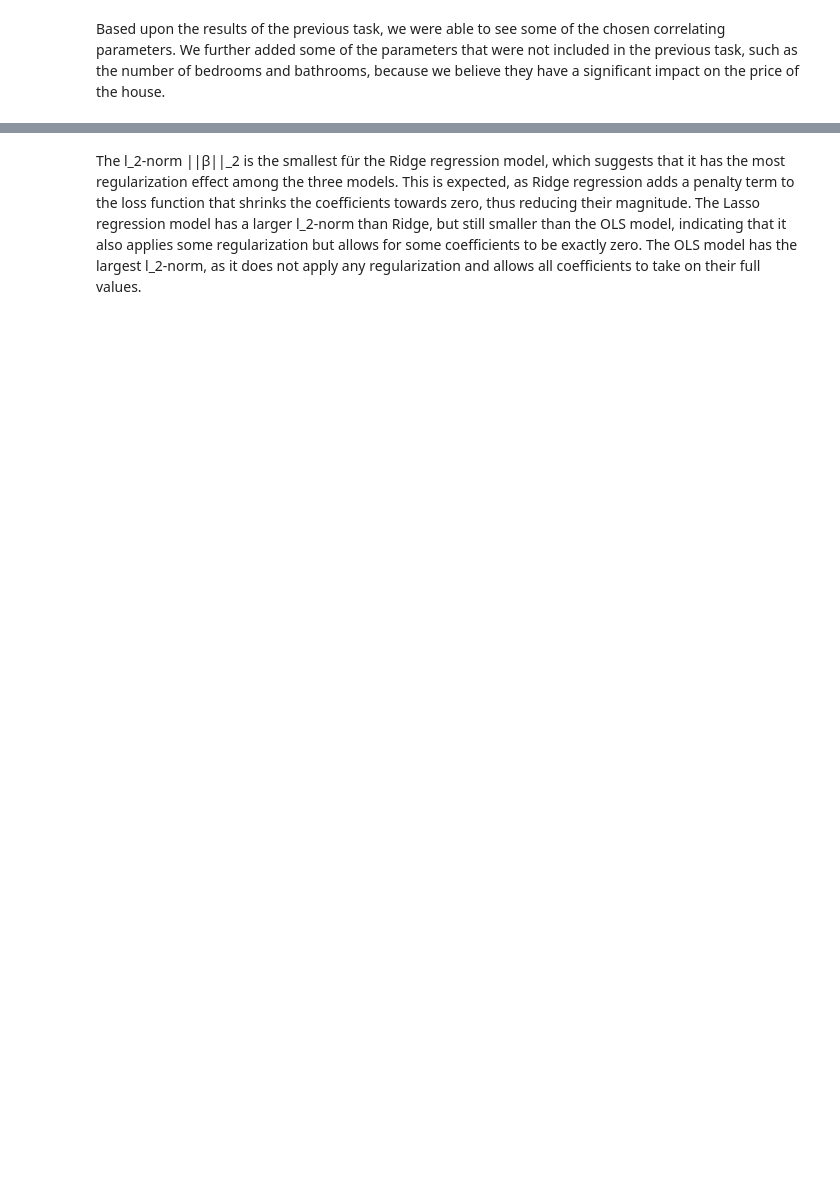
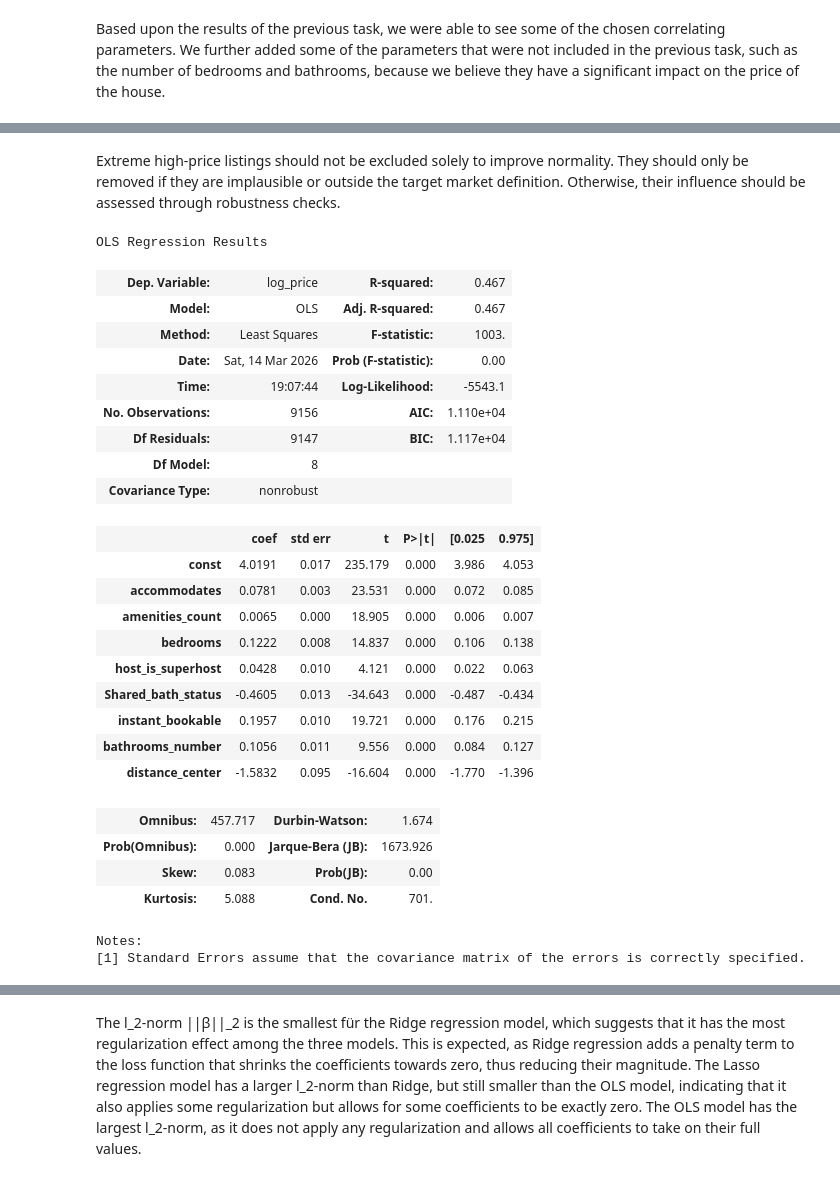
Before and after one commit to Niclas5/Examination-WS25-26, a Jupyter notebook: Aufgabe 2/Aufgabe2.ipynb, the cells around one changed output, grey strips where cells are left out. Saved outputs shown, nothing was run; the diff lists cells and outputs as text; code cells hidden in the pictures; blank space fills up the shorter version.

```diff
--- a/Aufgabe 2/Aufgabe2.ipynb
+++ b/Aufgabe 2/Aufgabe2.ipynb
@@ -95,0 +93,44 @@ strong multicollinearity or other numerical problems.
+# %% [markdown]
+Extreme high-price listings should not be excluded solely to improve normality. They should only be removed if they are implausible or outside the target market definition. Otherwise, their influence should be assessed through robustness checks.
+# %%
+for p in [0.99, 0.995]:
+    cutoff = listings_2_1["log_price"].quantile(p)
+    df_trim = listings_2_1.loc[listings_2_1["log_price"] <= cutoff].copy()
+
+    outcome = df_trim["log_price"]
+    regressor = sm.add_constant(df_trim.drop(columns=["log_price"]))
+    bool_cols2 = regressor.select_dtypes("bool").columns
+    regressor[bool_cols2] = regressor[bool_cols2].astype(int)
+    olssim = sm.OLS(outcome, regressor).fit()
+
+    #print(f"\nOLS excluding top {(1-p)*100:.1f}% of prices")
+    #print(f"Cutoff (log_price): {cutoff:.4f}")
+    #print(f"Observations: {len(df_trim)}")
+olssim.summary()
+# %% [output]
+OLS Regression Results
+| Dep. Variable: | log_price | R-squared: | 0.467 |
+| Model: | OLS | Adj. R-squared: | 0.467 |
+| Method: | Least Squares | F-statistic: | 1003. |
+| Date: | Sat, 14 Mar 2026 | Prob (F-statistic): | 0.00 |
+| Time: | 19:07:44 | Log-Likelihood: | -5543.1 |
+| No. Observations: | 9156 | AIC: | 1.110e+04 |
+| Df Residuals: | 9147 | BIC: | 1.117e+04 |
+| Df Model: | 8 |  |  |
+| Covariance Type: | nonrobust |  |  |
+|  | coef | std err | t | P>|t| | [0.025 | 0.975] |
+| const | 4.0191 | 0.017 | 235.179 | 0.000 | 3.986 | 4.053 |
+| accommodates | 0.0781 | 0.003 | 23.531 | 0.000 | 0.072 | 0.085 |
+| amenities_count | 0.0065 | 0.000 | 18.905 | 0.000 | 0.006 | 0.007 |
+| bedrooms | 0.1222 | 0.008 | 14.837 | 0.000 | 0.106 | 0.138 |
+| host_is_superhost | 0.0428 | 0.010 | 4.121 | 0.000 | 0.022 | 0.063 |
+| Shared_bath_status | -0.4605 | 0.013 | -34.643 | 0.000 | -0.487 | -0.434 |
+| instant_bookable | 0.1957 | 0.010 | 19.721 | 0.000 | 0.176 | 0.215 |
+| bathrooms_number | 0.1056 | 0.011 | 9.556 | 0.000 | 0.084 | 0.127 |
+| distance_center | -1.5832 | 0.095 | -16.604 | 0.000 | -1.770 | -1.396 |
+| Omnibus: | 457.717 | Durbin-Watson: | 1.674 |
+| Prob(Omnibus): | 0.000 | Jarque-Bera (JB): | 1673.926 |
+| Skew: | 0.083 | Prob(JB): | 0.00 |
+| Kurtosis: | 5.088 | Cond. No. | 701. |
+Notes:
+[1] Standard Errors assume that the covariance matrix of the errors is correctly specified.
```
Also changed, not shown: parts of 9 cells of this notebook.
